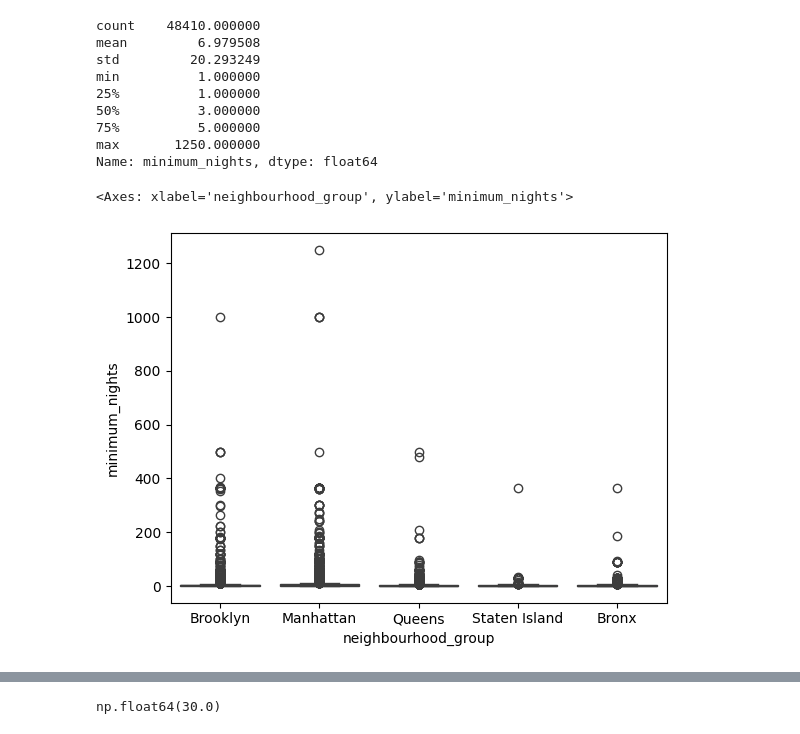
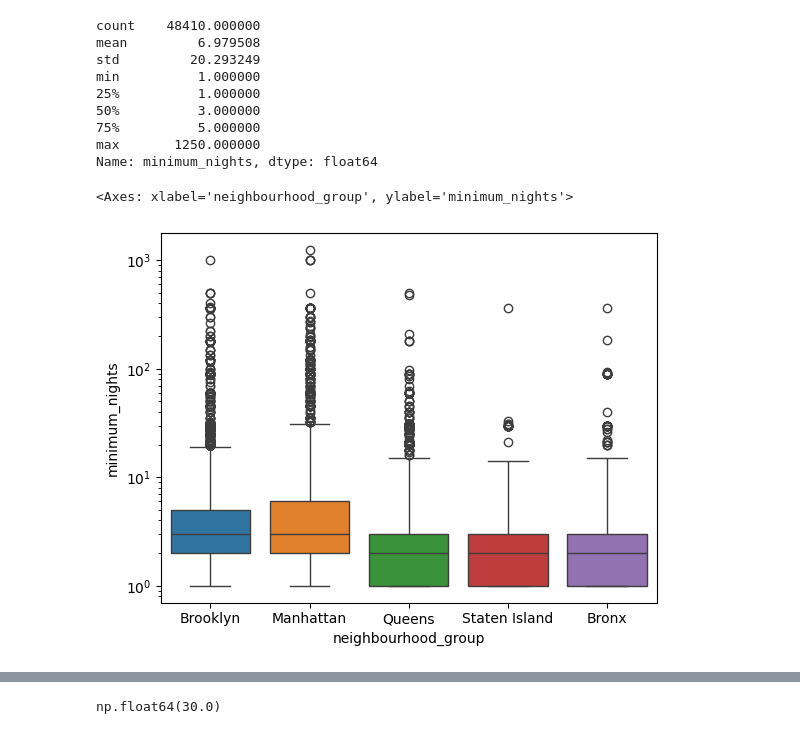
Before and after one commit to Handras18/New-York-City-Airbnb, a Jupyter notebook: 01_eda_clean.ipynb, the cells around one changed output, grey strips where cells are left out. Drawn from its saved outputs; the diff is of its cells as text; code cells hidden in the pictures.

```diff
--- a/01_eda_clean.ipynb
+++ b/01_eda_clean.ipynb
@@ -196,7 +196,7 @@ df['has_reviews'] = df['number_of_reviews'].gt(0).astype(int)
 # %% [markdown]
 ### Drop unnecessary columns
 # %%
-df=df.drop(['id','host_name','last_review','name'],axis=1)
+df=df.drop(['id','host_name','last_review'],axis=1)
 # %%
 df.info()
 # %% [output]
@@ -286,10 +286,10 @@ min          1.000000
 max       1250.000000
 Name: minimum_nights, dtype: float64
 # %%
-sns.boxplot(data=df,x='neighbourhood_group',y='minimum_nights',hue='neighbourhood_group')
+sns.boxplot(data=df,x='neighbourhood_group',y='minimum_nights',hue='neighbourhood_group',log_scale=True)
 # %% [output]
 <Axes: xlabel='neighbourhood_group', ylabel='minimum_nights'>
-[figure, old version]
+[figure, new version]
 # %%
 df[df['minimum_nights']==0]
 # %% [output]
```
Also changed, not shown: parts of 6 cells of this notebook, 1 other file.
